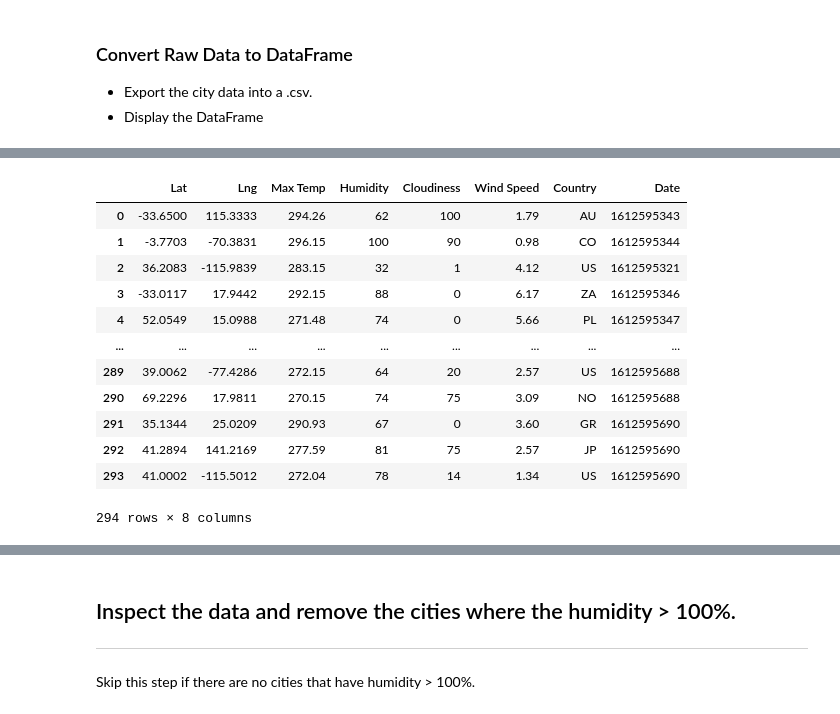
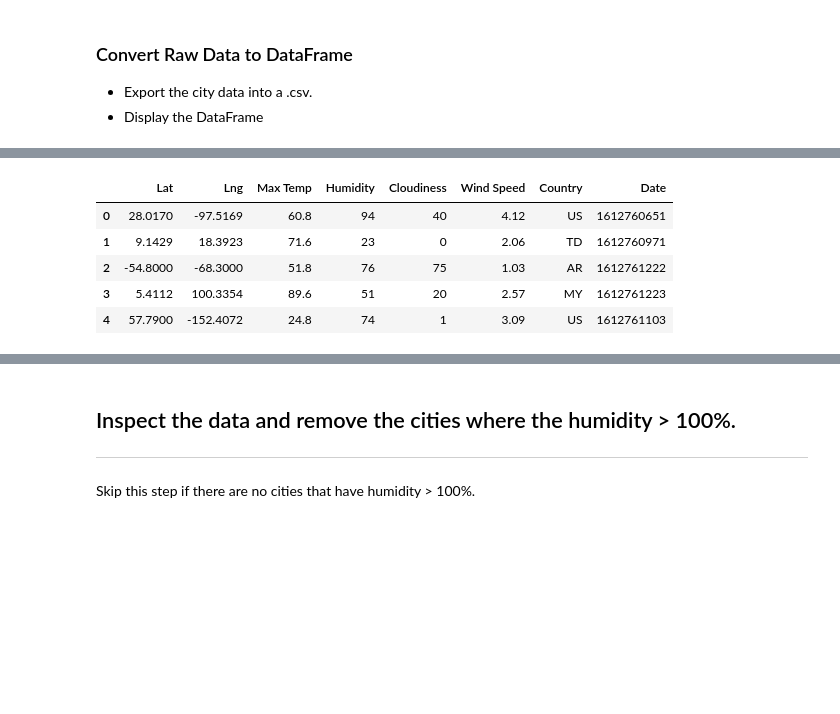
Before and after one commit to mbarrera2020/python-api-challenge, a Jupyter notebook: WeatherPy/mainWeatherPy.ipynb, the cells around one changed output, grey strips where cells are left out. Saved outputs shown, nothing was run; the diff lists cells and outputs as text; code cells hidden in the pictures; blank space fills up the shorter version.

```diff
--- a/WeatherPy/mainWeatherPy.ipynb
+++ b/WeatherPy/mainWeatherPy.ipynb
@@ -466,21 +340,14 @@ new_df
 # %%
-# create a subset
+# create a subset -- for testing only
 subset_cities_df = cities_df[["Lat", "Lng", "Max Temp", "Humidity", "Cloudiness", "Wind Speed", "Country", "Date"]]
-subset_cities_df
+subset_cities_df.head()
 # %% [output]
 |  | Lat | Lng | Max Temp | Humidity | Cloudiness | Wind Speed | Country | Date |
-| 0 | -33.6500 | 115.3333 | 294.26 | 62 | 100 | 1.79 | AU | 1612595343 |
-| 1 | -3.7703 | -70.3831 | 296.15 | 100 | 90 | 0.98 | CO | 1612595344 |
-| 2 | 36.2083 | -115.9839 | 283.15 | 32 | 1 | 4.12 | US | 1612595321 |
-| 3 | -33.0117 | 17.9442 | 292.15 | 88 | 0 | 6.17 | ZA | 1612595346 |
-| 4 | 52.0549 | 15.0988 | 271.48 | 74 | 0 | 5.66 | PL | 1612595347 |
-| ... | ... | ... | ... | ... | ... | ... | ... | ... |
-| 289 | 39.0062 | -77.4286 | 272.15 | 64 | 20 | 2.57 | US | 1612595688 |
-| 290 | 69.2296 | 17.9811 | 270.15 | 74 | 75 | 3.09 | NO | 1612595688 |
-| 291 | 35.1344 | 25.0209 | 290.93 | 67 | 0 | 3.60 | GR | 1612595690 |
-| 292 | 41.2894 | 141.2169 | 277.59 | 81 | 75 | 2.57 | JP | 1612595690 |
-| 293 | 41.0002 | -115.5012 | 272.04 | 78 | 14 | 1.34 | US | 1612595690 |
+| 0 | 28.0170 | -97.5169 | 60.8 | 94 | 40 | 4.12 | US | 1612760651 |
+| 1 | 9.1429 | 18.3923 | 71.6 | 23 | 0 | 2.06 | TD | 1612760971 |
+| 2 | -54.8000 | -68.3000 | 51.8 | 76 | 75 | 1.03 | AR | 1612761222 |
+| 3 | 5.4112 | 100.3354 | 89.6 | 51 | 20 | 2.57 | MY | 1612761223 |
+| 4 | 57.7900 | -152.4072 | 24.8 | 74 | 1 | 3.09 | US | 1612761103 |
-294 rows × 8 columns
 # %%
 # Describe the dataframe
 subset_cities_df.describe()
```
Also changed, not shown: parts of 141 cells of this notebook, 18 other files.
